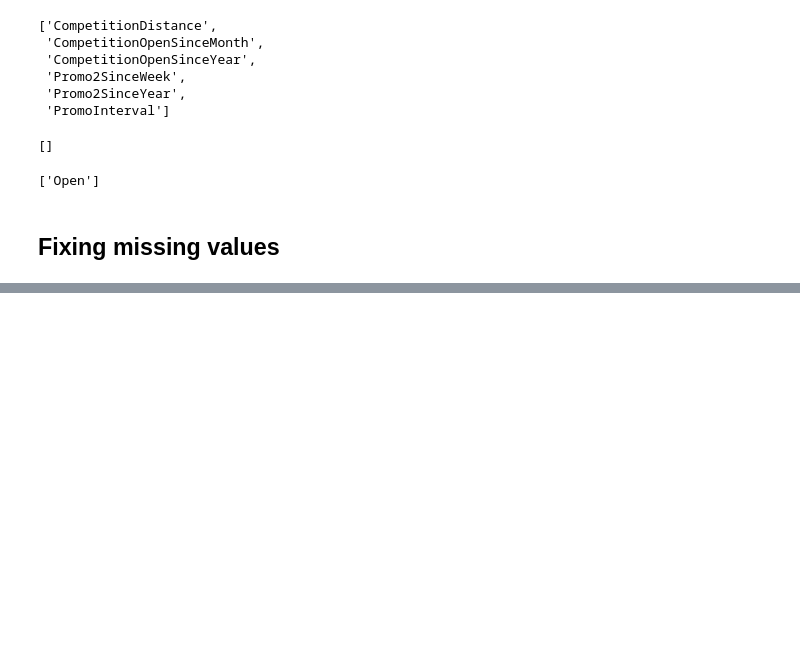
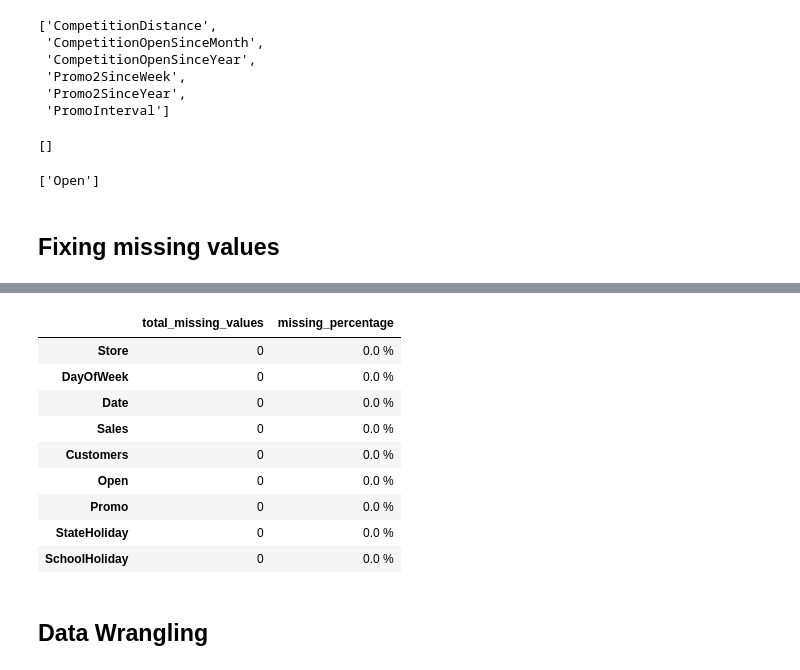
Before and after one commit to HenokD11/SalesPrediction, a Jupyter notebook: notebooks/preprocessing.ipynb, the cells around one changed output, grey strips where cells are left out. Cells and saved outputs as stored; diff of their text form; code cells hidden in the pictures; blank space fills up the shorter version.

Commit message:
data wrangling

```diff
--- a/notebooks/preprocessing.ipynb
+++ b/notebooks/preprocessing.ipynb
@@ -135,0 +210,15 @@ preprocess_test.colums_WithMissingValue()
+# %%
+preprocess_train.get_column_based_missing_percentage()
+# %% [output]
+|  | total_missing_values | missing_percentage |
+| Store | 0 | 0.0 % |
+| DayOfWeek | 0 | 0.0 % |
+| Date | 0 | 0.0 % |
+| Sales | 0 | 0.0 % |
+| Customers | 0 | 0.0 % |
+| Open | 0 | 0.0 % |
+| Promo | 0 | 0.0 % |
+| StateHoliday | 0 | 0.0 % |
+| SchoolHoliday | 0 | 0.0 % |
+# %% [markdown]
+## Data Wrangling
```
Also changed, not shown: parts of 13 cells of this notebook, 2 other files.
